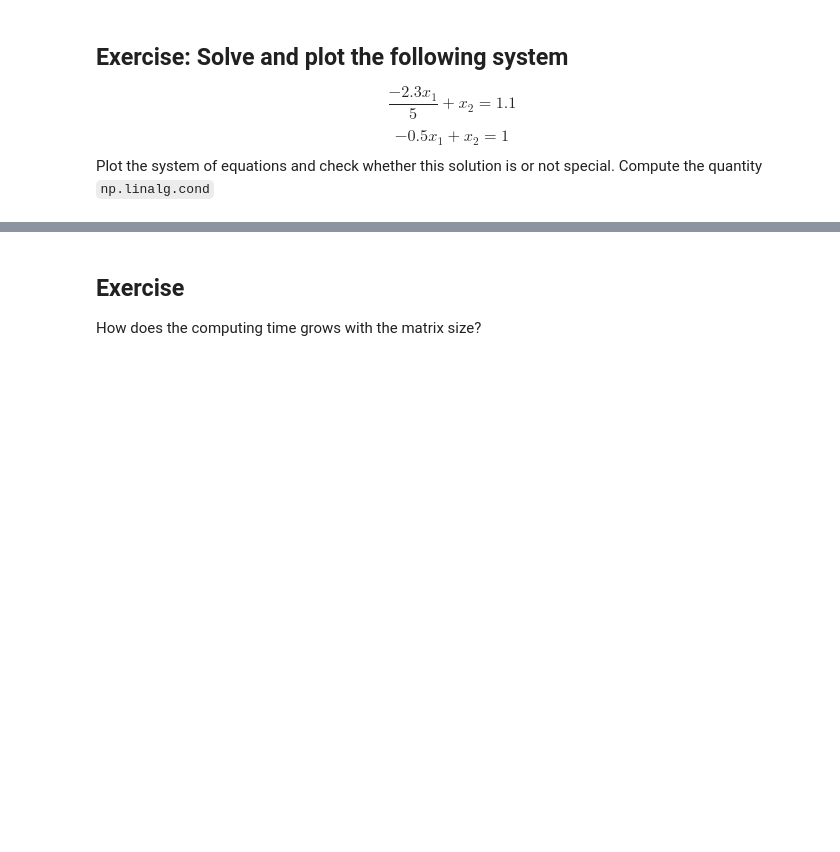
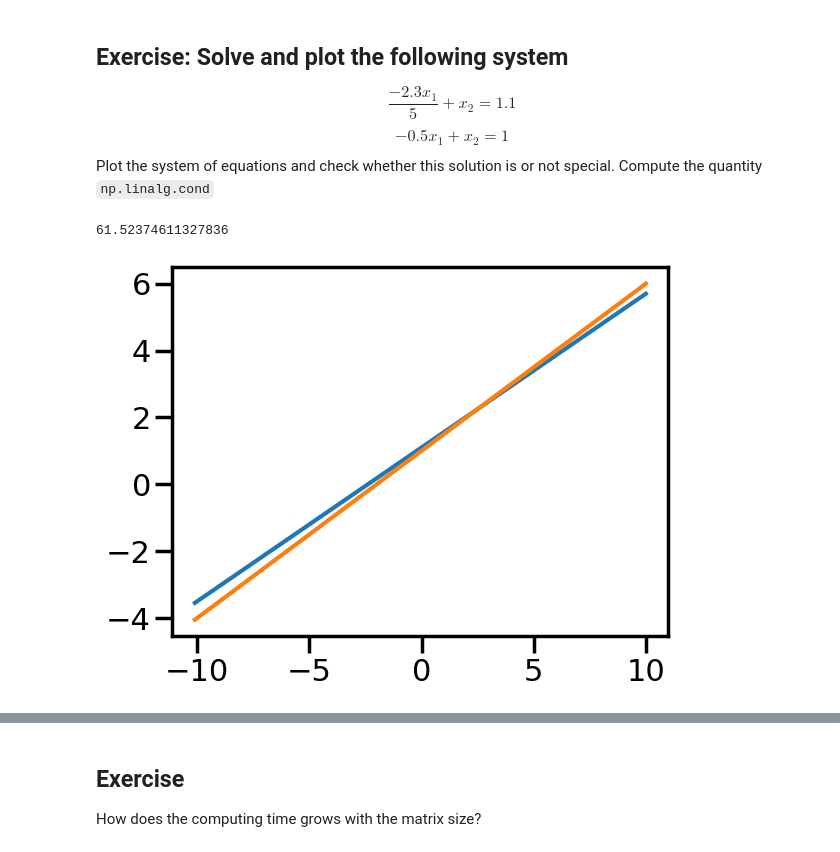
Before and after one commit to iluvatar1/2023-II-HerrComp, a Jupyter notebook: 04-LinearAlgebra/LinearAlgebra.ipynb, the cells around one changed output, grey strips where cells are left out. Drawn from its saved outputs; the diff is of its cells as text; code cells hidden in the pictures; blank space fills up the shorter version.

```diff
--- a/04-LinearAlgebra/LinearAlgebra.ipynb
+++ b/04-LinearAlgebra/LinearAlgebra.ipynb
@@ -143,7 +143,20 @@ Plot the system of equations and check whether this solution is or
 not special. Compute the quantity `np.linalg.cond`
 # %%
 # YOUR CODE HERE
-raise NotImplementedError()
+import matplotlib.pyplot as plt
+import numpy as np
+import seaborn as sns
+sns.set_context("poster")
+
+xdata = np.linspace(-10.1, 10.0, 200)
+plt.plot(xdata, 1.1 + 2.3*xdata/5.0)
+plt.plot(xdata, 1.0 + 0.5*xdata)
+
+print(np.linalg.cond([[-2.3/5, 1], [-0.5, 1]]))
+#raise NotImplementedError()
+# %% [output]
+61.52374611327836
+[figure, added]
 # %% [markdown]
 ## Exercise: Simulating temperature
 - Temperature discretized <img src="fig/linear-example-04-T.png" width=800>
```
Also changed, not shown: parts of 5 cells of this notebook.
